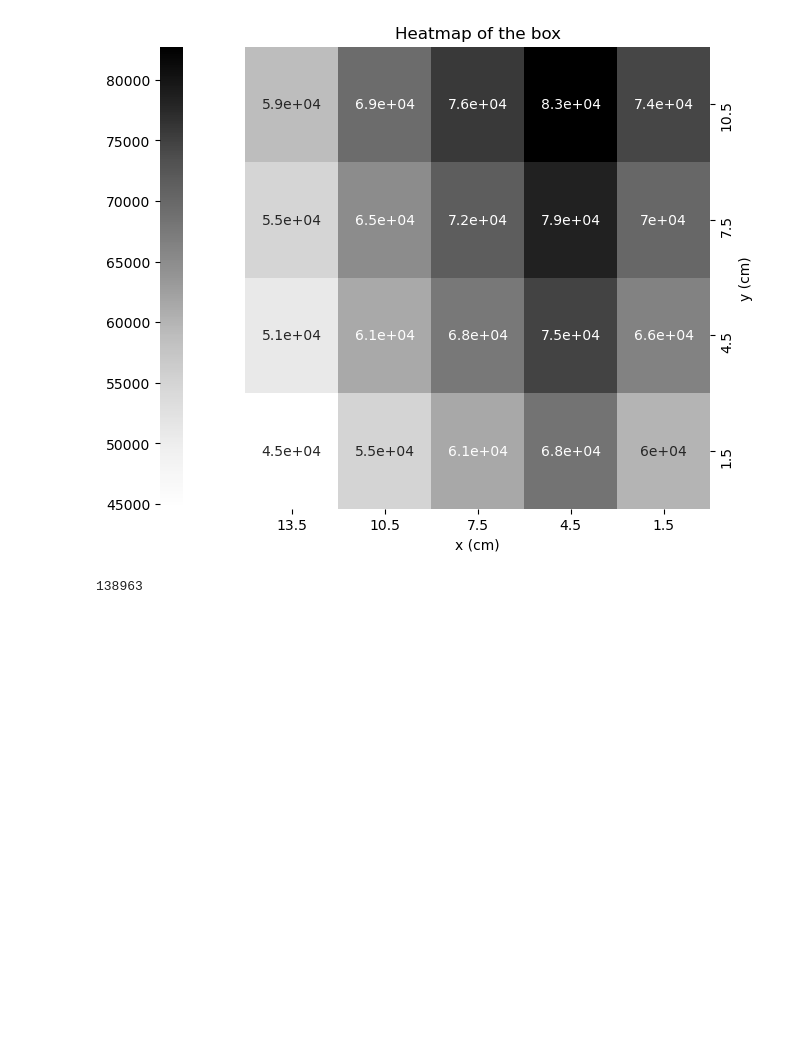
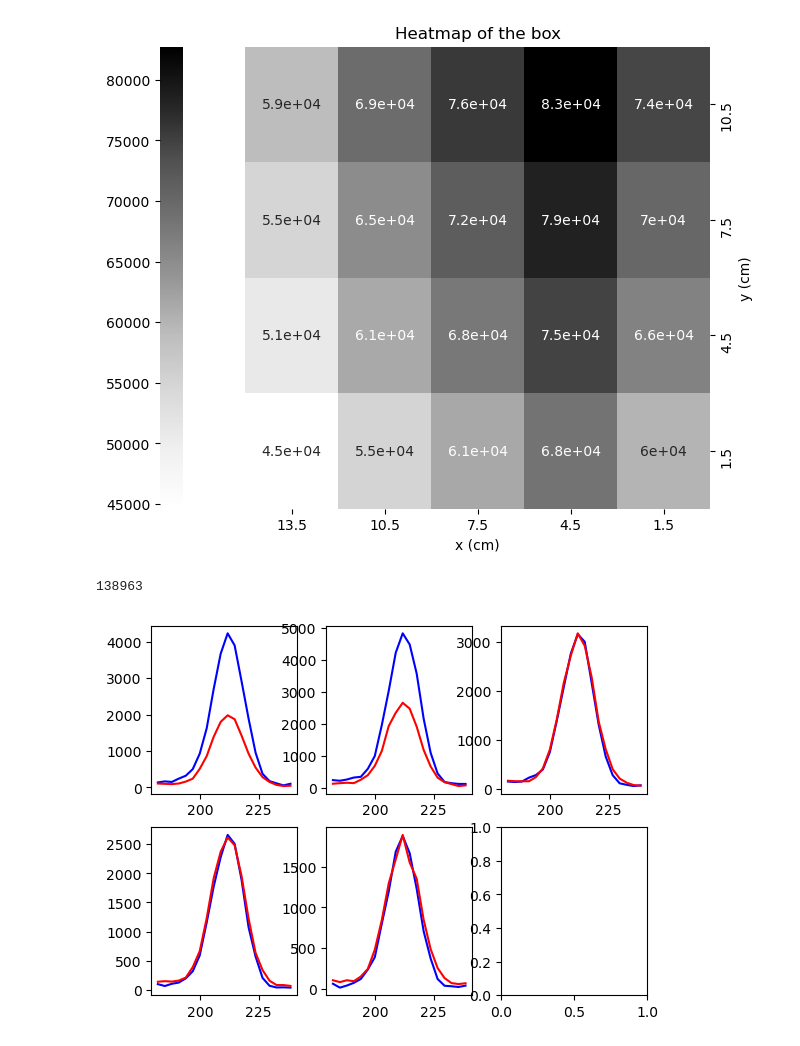
Before and after one commit to jrc-rodriguez/particle_physics, a Jupyter notebook: particle_physics.ipynb, the cells around one changed output. Cells and saved outputs as stored; diff of their text form; code cells hidden in the pictures; blank space fills up the shorter version.

Commit message:
added subplots

```diff
--- a/particle_physics.ipynb
+++ b/particle_physics.ipynb
@@ -305,3 +305,18 @@ _, counts_B_source = adjust(pulseheights, counts_B_source)
 print(sum(counts_A_source) + sum(counts_B_source))
 # %% [output]
 138963
+# %%
+fig, ax = plt.subplots(2, 3)
+ax[0, 0].plot(_, counts_A_x1, color = 'blue')
+ax[0, 0].plot(_, counts_B_x1, color = 'red')
+ax[0, 1].plot(_, counts_A_x2, color = 'blue')
+ax[0, 1].plot(_, counts_B_x2, color = 'red')
+ax[0, 2].plot(_, counts_A_x3, color = 'blue')
+ax[0, 2].plot(_, counts_B_x3, color = 'red')
+ax[1, 0].plot(_, counts_A_x4, color = 'blue')
+ax[1, 0].plot(_, counts_B_x4, color = 'red')
+ax[1, 1].plot(_, counts_A_x5, color = 'blue')
+ax[1, 1].plot(_, counts_B_x5, color = 'red')
+plt.show()
+# %% [output]
+[figure, added]
```
Also changed, not shown: parts of 1 cell of this notebook.
